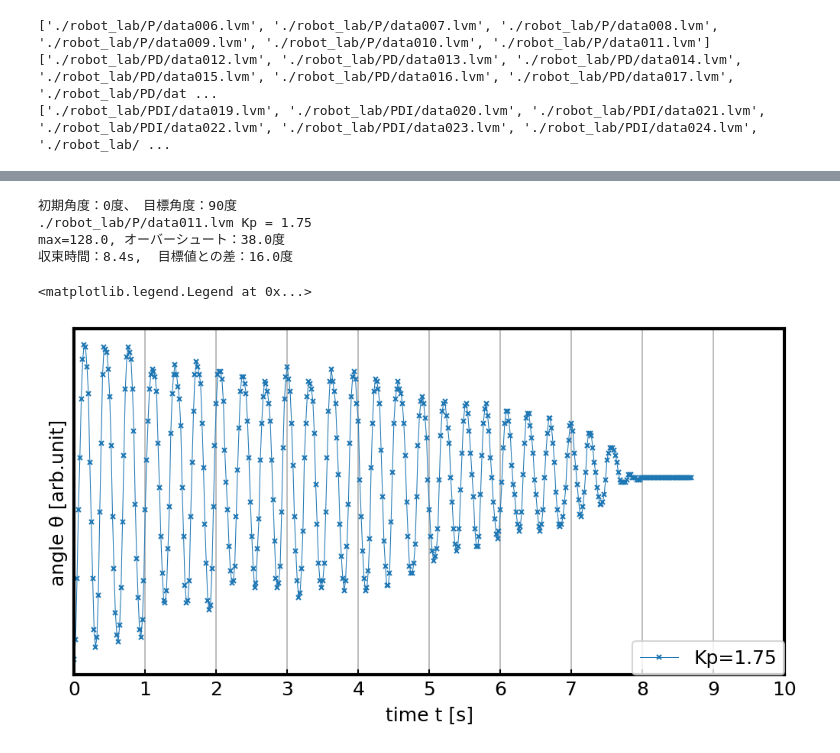
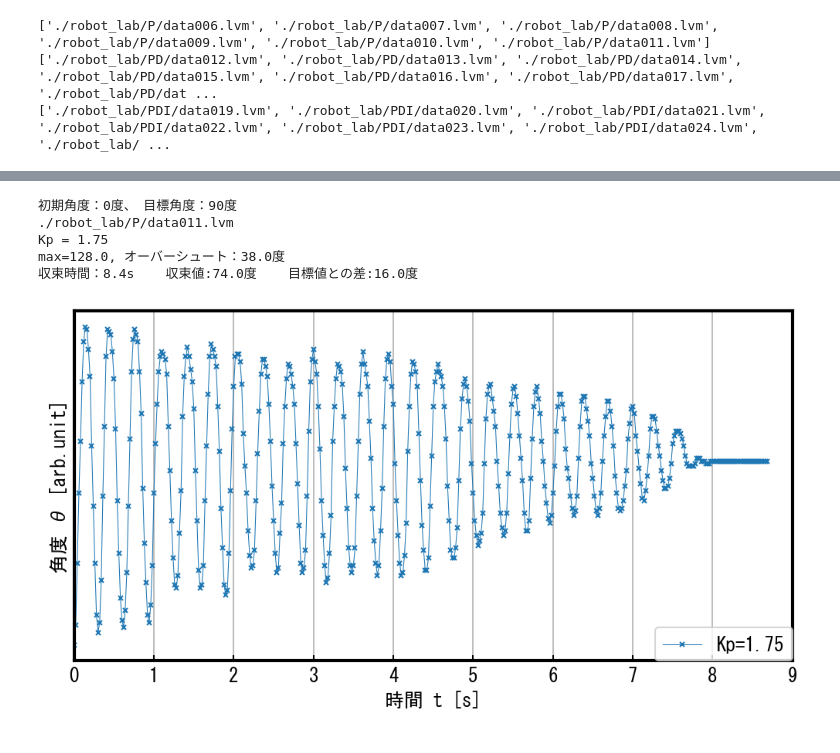
Before and after one commit to sheerlore/ex_robot_data, a Jupyter notebook: data.ipynb, the cells around one changed output, grey strips where cells are left out. Cells and saved outputs as stored; diff of their text form; code cells hidden in the pictures.

Commit message:
modyfy data.ipynb

```diff
--- a/data.ipynb
+++ b/data.ipynb
@@ -66,7 +89,7 @@ marker = ["x","o","^","v","s","+",">",".","<","d"]
 ['./robot_lab/PD/data012.lvm', './robot_lab/PD/data013.lvm', './robot_lab/PD/data014.lvm', './robot_lab/PD/data015.lvm', './robot_lab/PD/data016.lvm', './robot_lab/PD/data017.lvm', './robot_lab/PD/dat ...
 ['./robot_lab/PDI/data019.lvm', './robot_lab/PDI/data020.lvm', './robot_lab/PDI/data021.lvm', './robot_lab/PDI/data022.lvm', './robot_lab/PDI/data023.lvm', './robot_lab/PDI/data024.lvm', './robot_lab/ ...
 # %%
-plt.rcParams['font.family'] ='sans-serif'#使用するフォント
+plt.rcParams['font.family'] ='MS Gothic'#使用するフォント
 plt.rcParams['xtick.direction'] = 'in'#x軸の目盛線が内向き('in')か外向き('out')か双方向か('inout')
 plt.rcParams['ytick.direction'] = 'in'#y軸の目盛線が内向き('in')か外向き('out')か双方向か('inout')
 plt.rcParams['xtick.major.width'] = 1.0#x軸主目盛り線の線幅
@@ -76,21 +99,21 @@ plt.rcParams['axes.linewidth'] = 2.0# 軸の線幅edge linewidth。囲みの太
 
 def draw(file_list, K, k_tag):
     plt.figure(figsize=(10, 6), dpi=150)
-    plt.xlabel("time t [s]")
-    plt.ylabel("angle θ [arb.unit]")
+    plt.xlabel("時間 t [s]")
+    plt.ylabel("角度 θ [arb.unit]")
 
     if k_tag == "p":
         print("初期角度：0度、　目標角度：90度")
-        plt.xlim(0,4)
-        plt.xticks([0,0.5,1.0,1.5,2.0,2.5,3.0,3.5,4.0])
+        plt.xlim(0,3.5)
+        plt.xticks([0,0.5,1.0,1.5,2.0,2.5,3.0,3.5])
     elif k_tag == "pd":
-        print("初期角度：0度、　目標角度：90度、Kp = 1.1")
+        print("初期角度：0度、　目標角度：90度 Kp = 1.1")
         plt.xlim(0,3)
         plt.xticks([0,0.5,1.0,1.5,2.0,2.5,3.0])
     elif k_tag == "pdi":
         print("初期角度：0度、　目標角度：90度、Kp = 1.1, Kd = 3.0")
-        plt.xlim(0,5)
-        plt.xticks([0,0.5,1.0,1.5,2.0,2.5,3.0,3.5,4.0,4.5,5.0])
+        plt.xlim(0,1.5)
+        plt.xticks([0,0.5,1.0,1.5])
 
 
     plt.yticks([])
@@ -98,14 +121,15 @@ def draw(file_list, K, k_tag):
 
     n = 15
     for index, i in enumerate(file_list[:]):
-        print(i, K[index])
+        print(i)
+        print(K[index])
         x , y = lvm_to_list(i)
-        print("max={}, オーバーシュート：{}度".format(max(y), max(y) - 90))
+        print("max={}, オーバーシュート：{}度".format(my_max(y, 90), my_max(y, 90) - 90))
 
         t = find_low_v_return_index(y, n) #分散が最も小さい箇所の最大のindexを返す
         x = x[:t*n + n]
         y = y[:t*n + n]
-        print("収束時間：{}s,  目標値との差:{}度".format(x[t*n]*0.02, 90 - y[t*n]))
+        print("収束時間：{}s    収束値:{}度    目標値との差:{}度".format(x[t*n]*0.02,y[t*n],90 - y[t*n]))
         print(" ")
 
         x = list(map(lambda t: t*0.02, x))
@@ -182,34 +206,36 @@ max=148.0, オーバーシュート：58.0度
 # %%
 n = 15
 p_list_out = RAW_DATA_PATH_P + "/data011.lvm"
 plt.figure(figsize=(8, 4), dpi=150)
-plt.xlabel("time t [s]")
-plt.ylabel("angle θ [arb.unit]")
-plt.xlim(0,10)
-plt.xticks([0.0,1.0,2.0,3.0,4.0,5.0,6.0,7.0,8.0,9.0,10.0])
+plt.xlabel("時間 t [s]")
+plt.ylabel("角度 θ [arb.unit]")
+plt.xlim(0,9)
+plt.xticks([0.0,1.0,2.0,3.0,4.0,5.0,6.0,7.0,8.0,9.0])
 plt.yticks([])
 plt.grid(True)
 print("初期角度：0度、　目標角度：90度")
 
-print(p_list_out, "Kp = 1.75")
+print(p_list_out)
+print("Kp = 1.75")
 x, y = lvm_to_list(p_list_out)
-print("max={}, オーバーシュート：{}度".format(max(y), max(y) - 90))
+print("max={}, オーバーシュート：{}度".format(my_max(y,90), my_max(y,90) - 90))
 
 t = find_low_v_return_index(y, n) #分散が最も小さい箇所の最大のindexを返す
 x = x[:t*n + n]
 y = y[:t*n + n]
 
-print("収束時間：{}s,  目標値との差：{}度".format(x[t*n] * 0.02, 90- y[-1]))
+print("収束時間：{}s    収束値:{}度    目標値との差:{}度".format(x[t*n]*0.02,y[-1],90 - y[-1]))
 print(" ")
 
 x = list(map(lambda t: t*0.02, x))
 y = list(map(lambda t: t, y))
 plt.plot(x, y,'-',marker=marker[0],linewidth = 0.5, markersize=2.5, label=kp[-1])
 plt.legend(loc = "lower right", borderaxespad = 0, fontsize = 12)
+plt.savefig("P2.jpg")
 # %% [output]
 初期角度：0度、　目標角度：90度
-./robot_lab/P/data011.lvm Kp = 1.75
+./robot_lab/P/data011.lvm
+Kp = 1.75
 max=128.0, オーバーシュート：38.0度
-収束時間：8.4s,  目標値との差：16.0度
+収束時間：8.4s    収束値:74.0度    目標値との差:16.0度
-<matplotlib.legend.Legend at 0x...>
-[figure, old version]
+[figure, new version]
```
Also changed, not shown: parts of 4 cells of this notebook.
